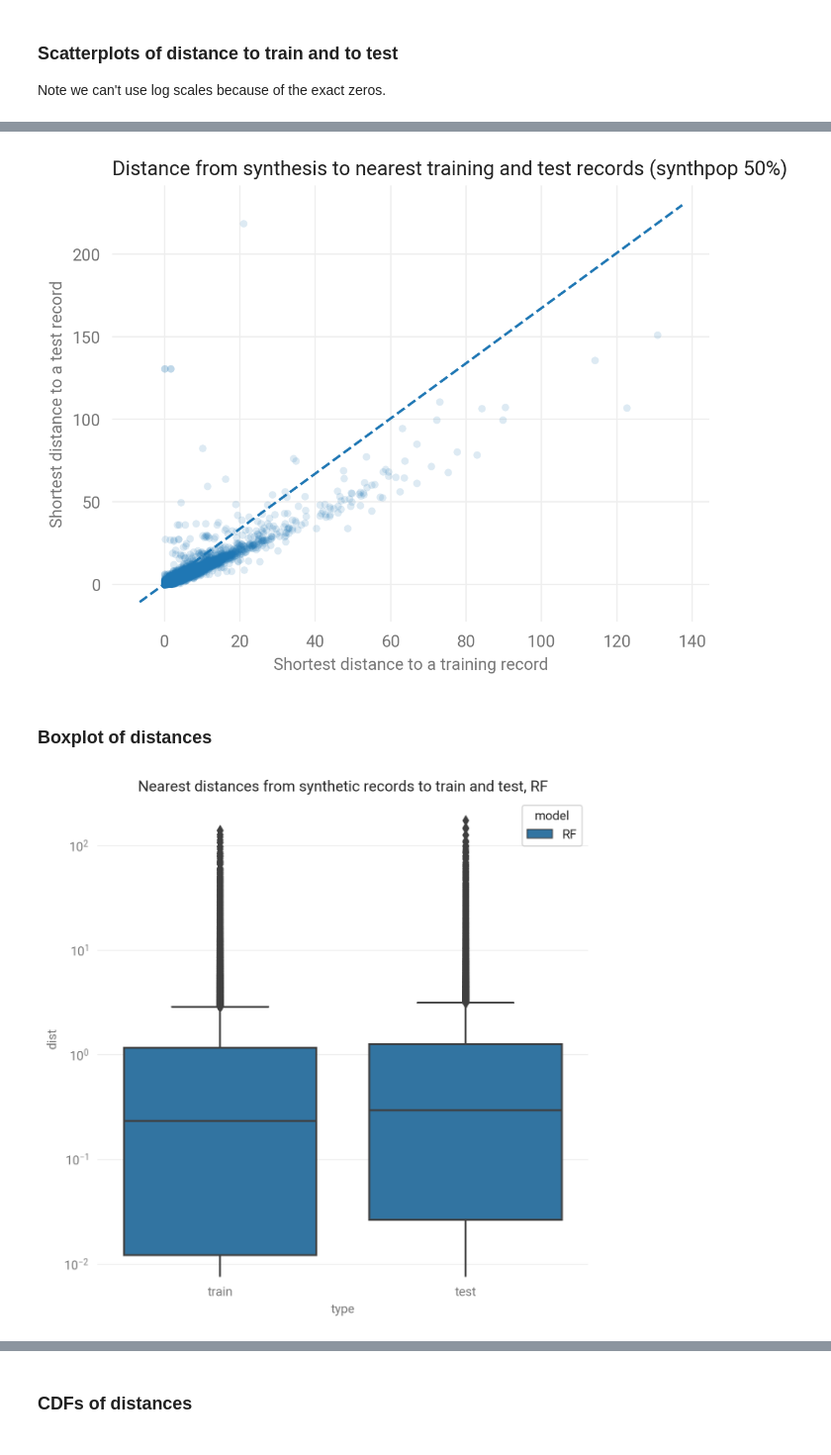
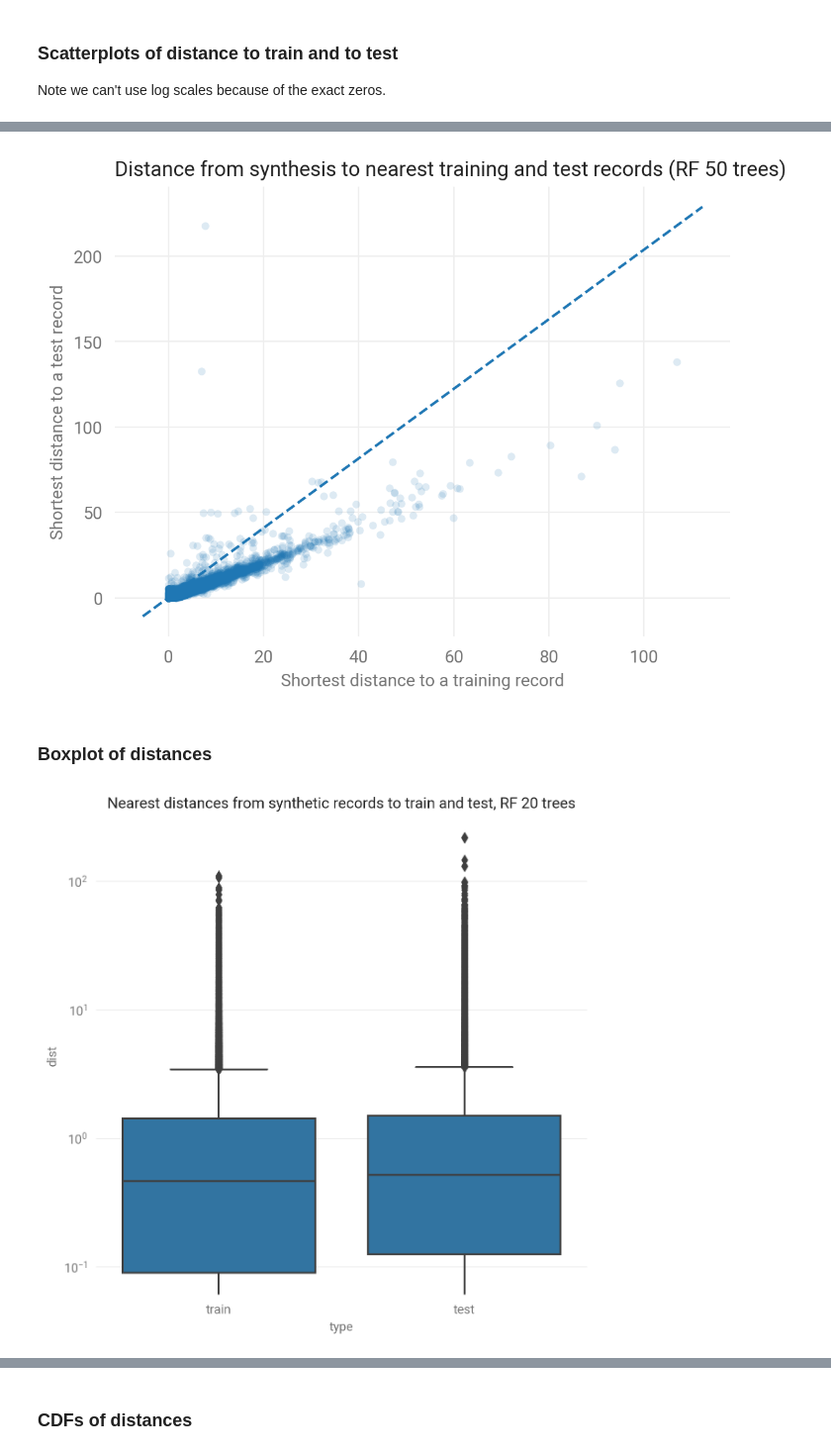
Before and after one commit to donboyd5/synpuf, a Jupyter notebook: analysis/disclosure/disclosure_risk.ipynb, the cells around one changed output, grey strips where cells are left out. Shown at 99% size. Cells and saved outputs as stored; diff of their text form; code cells hidden in the pictures.

```diff
--- a/analysis/disclosure/disclosure_risk.ipynb
+++ b/analysis/disclosure/disclosure_risk.ipynb
@@ -19,3 +21,14 @@ from matplotlib.ticker import ScalarFormatter
+# %%
+# ID from filename (synpufx.csv and nearestx.csv), and name for plots.
+ID1 = 9
+NAME1 = 'RF 20 trees'
+
+ID2 = 10
+NAME2 = 'RF 50 trees'
+
+PUF_SAMPLE_DIR = '~/Downloads/puf/'
+SYN_DIR = '~/Downloads/syntheses/'
+NEAREST_DIR = '~/Downloads/nearest/'
 # %% [markdown]
 ### Graphing
 # %%
@@ -42,12 +55,12 @@ mpl.rcParams['ytick.color'] = AXIS_COLOR
 # %% [markdown]
 ### Load data
 # %%
-rf_synth = pd.read_csv('~/Downloads/puf_synth_50p_sample.csv').drop('S006', axis=1)
-synthpop = pd.read_csv('~/Downloads/puf_synthpop_50p_sample.csv').drop('S006', axis=1)
-train = pd.read_csv('~/Downloads/puf_50p_sample_train.csv').drop('S006', axis=1)
-test = pd.read_csv('~/Downloads/puf_50p_sample_test.csv').drop('S006', axis=1)
-nearest_rf = pd.read_csv('~/Downloads/nearest_rf_50p.csv')
-nearest_synthpop = pd.read_csv('~/Downloads/nearest_synthpop_50p.csv')
+synth1 = pd.read_csv(SYN_DIR + 'synpuf' + str(ID1) + '.csv').drop('S006', axis=1)
+synth2 = pd.read_csv(SYN_DIR + 'synpuf' + str(ID2) + '.csv').drop('S006', axis=1)
+train = pd.read_csv(PUF_SAMPLE_DIR + 'train50.csv').drop('S006', axis=1)
+test = pd.read_csv(PUF_SAMPLE_DIR + 'test50.csv').drop('S006', axis=1)
+nearest1 = pd.read_csv(NEAREST_DIR + 'nearest' + str(ID1) + '.csv')
+nearest2 = pd.read_csv(NEAREST_DIR + 'nearest' + str(ID2) + '.csv')
 # %% [markdown]
 ## Examine results
 # %%
@@ -135,5 +158,5 @@ plt.show()
 # %%
-ax = nearest_synthpop.plot.scatter('train_dist', 'test_dist', alpha=0.15, linewidths=0.0)
+ax = nearest2.plot.scatter('train_dist', 'test_dist', alpha=0.15, linewidths=0.0)
 # 45-degree line.
 ax.plot(ax.get_xlim(), ax.get_ylim(), ls='--')
 sns.despine(left=True, bottom=True)
@@ -142,42 +165,43 @@ for axis in [ax.xaxis, ax.yaxis]:
     axis.set_major_formatter(ScalarFormatter())
 ax.set(xlabel='Shortest distance to a training record',
        ylabel='Shortest distance to a test record')
-plt.title('Distance from synthesis to nearest training and test records (synthpop 50%)',
+plt.title('Distance from synthesis to nearest training and test records (' + NAME2 + ')',
           loc='left')
 plt.show()
 # %% [output]
-[figure, old version]
+[figure, new version]
 # %% [markdown]
 ### Boxplot of distances
 # %%
 distances_stacked = pd.DataFrame({
     'type': 'train',
-    'model': 'RF',
-    'dist': nearest_rf.train_dist
+    'model': NAME1,
+    'dist': nearest1.train_dist
 }).append(pd.DataFrame({
     'type': 'test',
-    'model': 'RF',
-    'dist': nearest_rf.test_dist
+    'model': NAME1,
+    'dist': nearest1.test_dist
 })).append(pd.DataFrame({
     'type': 'train',
-    'model': 'synthpop',
-    'dist': nearest_synthpop.train_dist
+    'model': NAME2,
+    'dist': nearest2.train_dist
 })).append(pd.DataFrame({
     'type': 'test',
-    'model': 'synthpop',
-    'dist': nearest_synthpop.test_dist
+    'model': NAME2,
+    'dist': nearest2.test_dist
 }))
 # %%
 f, ax = plt.subplots(figsize=(7, 7))
 ax.set(yscale='log')
 sns.boxplot(x='type', y='dist', hue='model',
-            data=distances_stacked[distances_stacked.model == 'RF'])
+            data=distances_stacked[distances_stacked.model == NAME1])
 sns.despine(left=True, bottom=True)
 ax.yaxis.grid(color='#eeeeee')
-plt.title('Nearest distances from synthetic records to train and test, RF')
+plt.title('Nearest distances from synthetic records to train and test, ' + NAME1)
+ax.get_legend().remove()
 plt.show()
 # %% [output]
-[figure, old version]
+[figure, new version]
 # %%
 f, ax = plt.subplots(figsize=(7, 7))
 ax.set(yscale='log')
```
Also changed, not shown: parts of 35 cells of this notebook, 5 other files.
